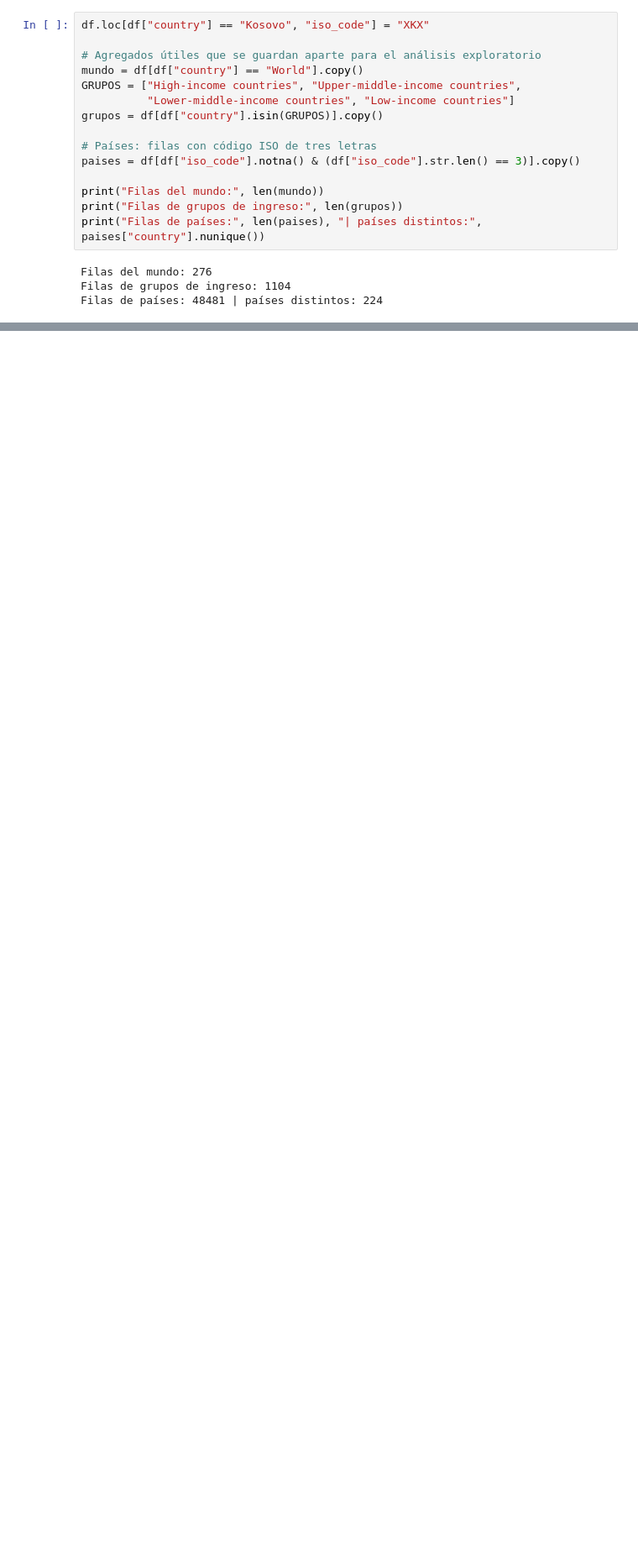
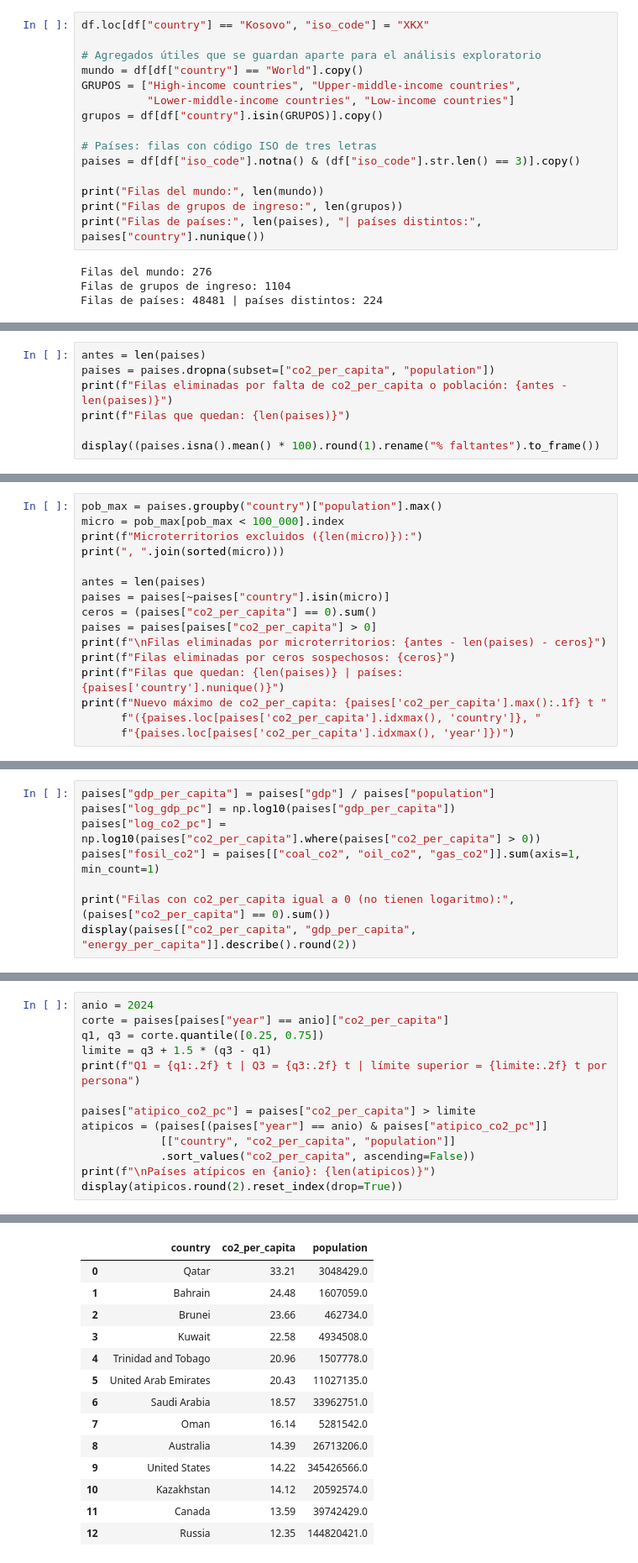
Before and after one commit to felipecasta0330/proyecto-final-co2, a Jupyter notebook: notebooks/01_limpieza_datos.ipynb, the cells around one changed output, grey strips where cells are left out. Shown at 84% size. Drawn from its saved outputs; the diff is of its cells as text; blank space fills up the shorter version.

```diff
--- a/notebooks/01_limpieza_datos.ipynb
+++ b/notebooks/01_limpieza_datos.ipynb
@@ -163,0 +197,7 @@ Filas de países: 48481 | países distintos: 224
+# %%
+antes = len(paises)
+paises = paises.dropna(subset=["co2_per_capita", "population"])
+print(f"Filas eliminadas por falta de co2_per_capita o población: {antes - len(paises)}")
+print(f"Filas que quedan: {len(paises)}")
+
+display((paises.isna().mean() * 100).round(1).rename("% faltantes").to_frame())
@@ -163,0 +274,16 @@ Filas de países: 48481 | países distintos: 224
+# %%
+pob_max = paises.groupby("country")["population"].max()
+micro = pob_max[pob_max < 100_000].index
+print(f"Microterritorios excluidos ({len(micro)}):")
+print(", ".join(sorted(micro)))
+
+antes = len(paises)
+paises = paises[~paises["country"].isin(micro)]
+ceros = (paises["co2_per_capita"] == 0).sum()
+paises = paises[paises["co2_per_capita"] > 0]
+print(f"\nFilas eliminadas por microterritorios: {antes - len(paises) - ceros}")
+print(f"Filas eliminadas por ceros sospechosos: {ceros}")
+print(f"Filas que quedan: {len(paises)} | países: {paises['country'].nunique()}")
+print(f"Nuevo máximo de co2_per_capita: {paises['co2_per_capita'].max():.1f} t "
+      f"({paises.loc[paises['co2_per_capita'].idxmax(), 'country']}, "
+      f"{paises.loc[paises['co2_per_capita'].idxmax(), 'year']})")
@@ -163,0 +304,8 @@ Filas de países: 48481 | países distintos: 224
+# %%
+paises["gdp_per_capita"] = paises["gdp"] / paises["population"]
+paises["log_gdp_pc"] = np.log10(paises["gdp_per_capita"])
+paises["log_co2_pc"] = np.log10(paises["co2_per_capita"].where(paises["co2_per_capita"] > 0))
+paises["fosil_co2"] = paises[["coal_co2", "oil_co2", "gas_co2"]].sum(axis=1, min_count=1)
+
+print("Filas con co2_per_capita igual a 0 (no tienen logaritmo):", (paises["co2_per_capita"] == 0).sum())
+display(paises[["co2_per_capita", "gdp_per_capita", "energy_per_capita"]].describe().round(2))
@@ -163,0 +329,14 @@ Filas de países: 48481 | países distintos: 224
+# %%
+anio = 2024
+corte = paises[paises["year"] == anio]["co2_per_capita"]
+q1, q3 = corte.quantile([0.25, 0.75])
+limite = q3 + 1.5 * (q3 - q1)
+print(f"Q1 = {q1:.2f} t | Q3 = {q3:.2f} t | límite superior = {limite:.2f} t por persona")
+
+paises["atipico_co2_pc"] = paises["co2_per_capita"] > limite
+atipicos = (paises[(paises["year"] == anio) & paises["atipico_co2_pc"]]
+            [["country", "co2_per_capita", "population"]]
+            .sort_values("co2_per_capita", ascending=False))
+print(f"\nPaíses atípicos en {anio}: {len(atipicos)}")
+display(atipicos.round(2).reset_index(drop=True))
+# %% [output]
@@ -163,0 +346,14 @@ Filas de países: 48481 | países distintos: 224
+|  | country | co2_per_capita | population |
+| 0 | Qatar | 33.21 | 3048429.0 |
+| 1 | Bahrain | 24.48 | 1607059.0 |
+| 2 | Brunei | 23.66 | 462734.0 |
+| 3 | Kuwait | 22.58 | 4934508.0 |
+| 4 | Trinidad and Tobago | 20.96 | 1507778.0 |
+| 5 | United Arab Emirates | 20.43 | 11027135.0 |
+| 6 | Saudi Arabia | 18.57 | 33962751.0 |
+| 7 | Oman | 16.14 | 5281542.0 |
+| 8 | Australia | 14.39 | 26713206.0 |
+| 9 | United States | 14.22 | 345426566.0 |
+| 10 | Kazakhstan | 14.12 | 20592574.0 |
+| 11 | Canada | 13.59 | 39742429.0 |
+| 12 | Russia | 12.35 | 144820421.0 |
```
Also changed, not shown: parts of 17 cells of this notebook, 3 other files.
